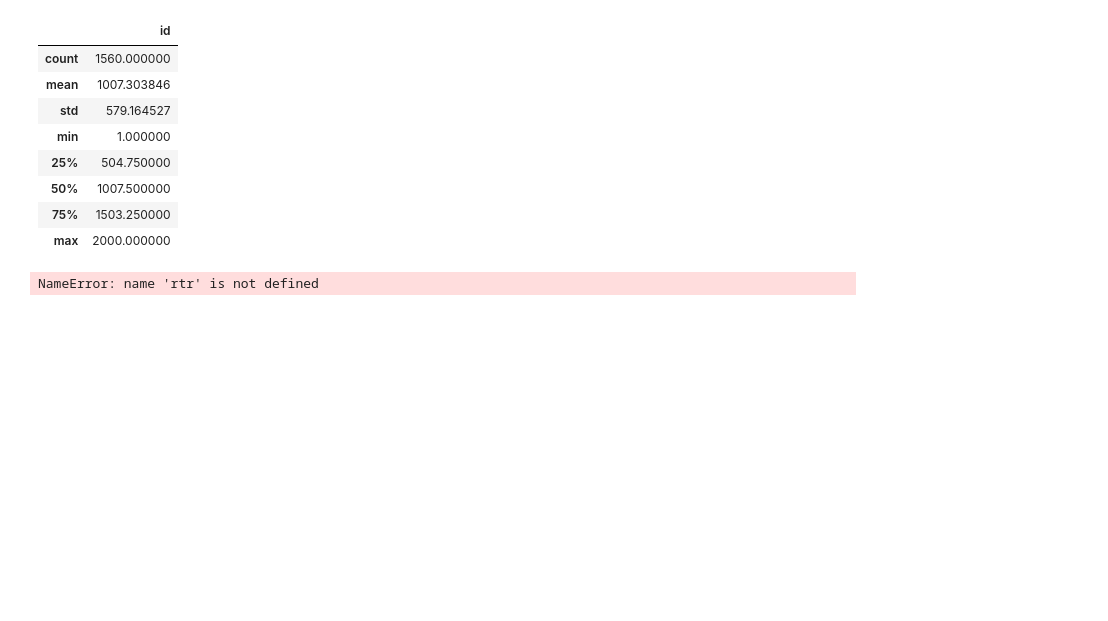
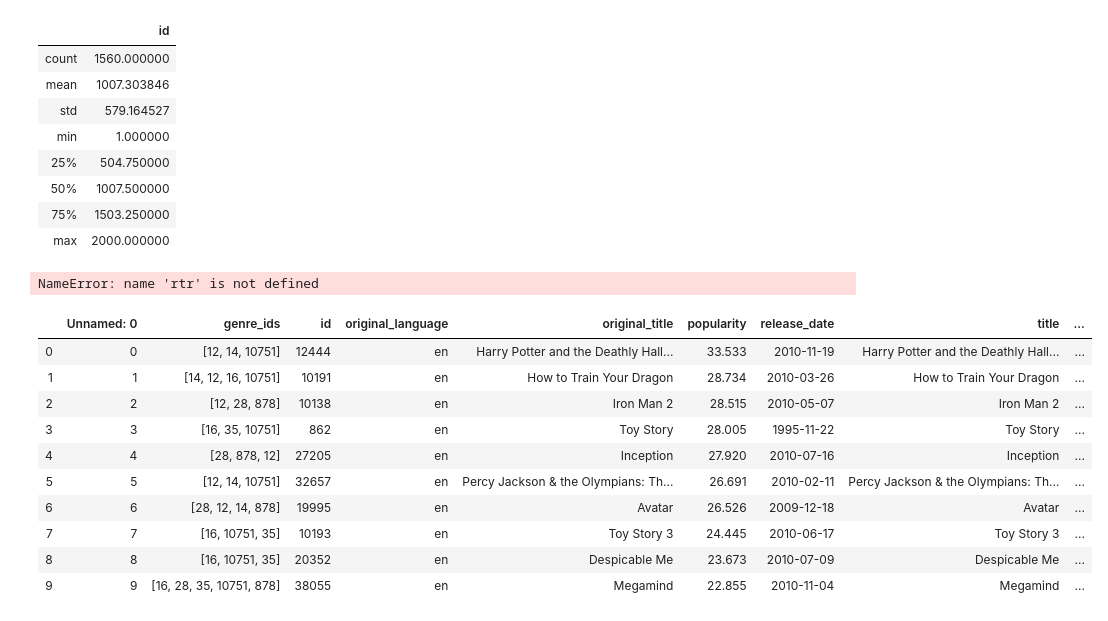
Before and after one commit to gksidhu/Correlates-to-ROI-in-Film, a Jupyter notebook: ExploreData.ipynb, the cells around one changed output. Saved outputs shown, nothing was run; the diff lists cells and outputs as text; code cells hidden in the pictures; blank space fills up the shorter version.

```diff
--- a/ExploreData.ipynb
+++ b/ExploreData.ipynb
@@ -307,12 +307,24 @@ NameError: name 'rtr' is not defined
 # %%
 # TheMovieDB (TMDB)
 
-display(tmdbm.head())
-display(tmdbm.shape)
-display(tmdbm.info())
-display(tmdbm.describe())
+display(tmdbm.head(10))
+#display(tmdbm.shape)
+#display(tmdbm.info())
+#display(tmdbm.describe())
 
-display(tmdbb.head())
-display(tmdbb.shape)
-display(tmdbb.info())
-display(tmdbb.describe())
+#display(tmdbb.head(10))
+#display(tmdbb.shape)
+#display(tmdbb.info())
+#display(tmdbb.describe())
+# %% [output]
+|  | Unnamed: 0 | genre_ids | id | original_language | original_title | popularity | release_date | title | ... |
+| 0 | 0 | [12, 14, 10751] | 12444 | en | Harry Potter and the Deathly Hall... | 33.533 | 2010-11-19 | Harry Potter and the Deathly Hall... | ... |
+| 1 | 1 | [14, 12, 16, 10751] | 10191 | en | How to Train Your Dragon | 28.734 | 2010-03-26 | How to Train Your Dragon | ... |
+| 2 | 2 | [12, 28, 878] | 10138 | en | Iron Man 2 | 28.515 | 2010-05-07 | Iron Man 2 | ... |
+| 3 | 3 | [16, 35, 10751] | 862 | en | Toy Story | 28.005 | 1995-11-22 | Toy Story | ... |
+| 4 | 4 | [28, 878, 12] | 27205 | en | Inception | 27.920 | 2010-07-16 | Inception | ... |
+| 5 | 5 | [12, 14, 10751] | 32657 | en | Percy Jackson & the Olympians: Th... | 26.691 | 2010-02-11 | Percy Jackson & the Olympians: Th... | ... |
+| 6 | 6 | [28, 12, 14, 878] | 19995 | en | Avatar | 26.526 | 2009-12-18 | Avatar | ... |
+| 7 | 7 | [16, 10751, 35] | 10193 | en | Toy Story 3 | 24.445 | 2010-06-17 | Toy Story 3 | ... |
+| 8 | 8 | [16, 10751, 35] | 20352 | en | Despicable Me | 23.673 | 2010-07-09 | Despicable Me | ... |
+| 9 | 9 | [16, 28, 35, 10751, 878] | 38055 | en | Megamind | 22.855 | 2010-11-04 | Megamind | ... |
```
Also changed, not shown: parts of 2 cells of this notebook, 2 other files.
